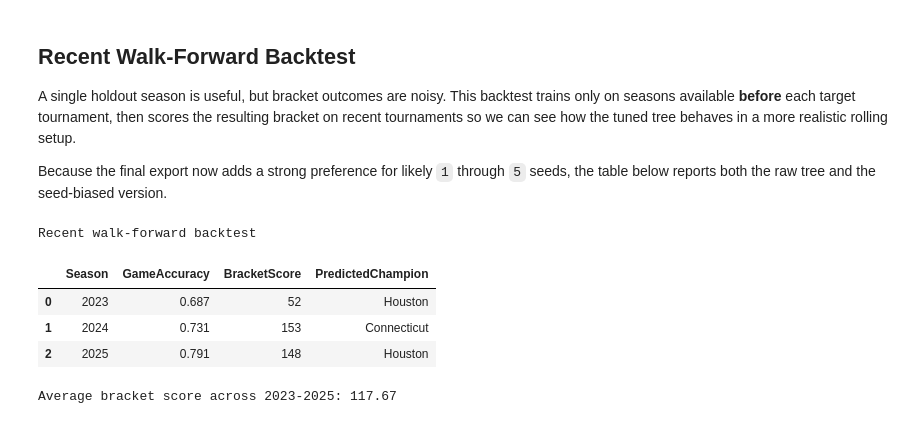
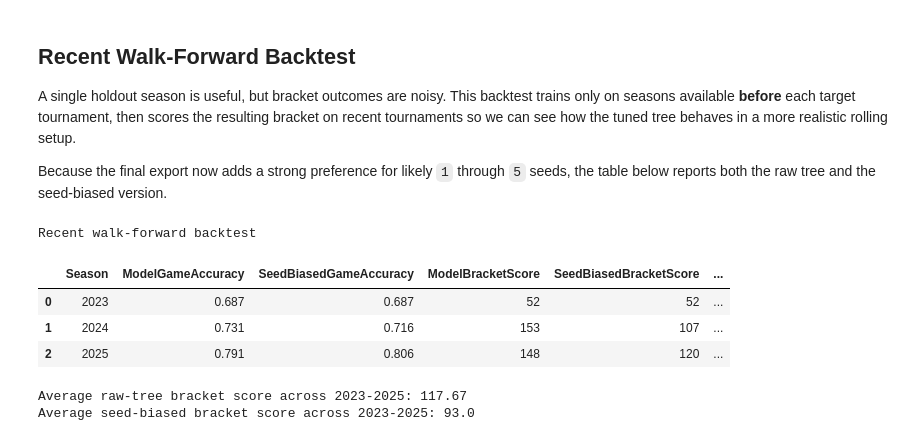
Before and after one commit to ItsJayYip/MMPredictions, a Jupyter notebook: MMML.ipynb, the cells around one changed output. Saved outputs shown, nothing was run; the diff lists cells and outputs as text; code cells hidden in the pictures.

```diff
--- a/MMML.ipynb
+++ b/MMML.ipynb
@@ -764,7 +807,7 @@ Because the final export now adds a strong preference for likely `1` through `5`
 # %%
 import contextlib
 import io
-from madness import Bracket
+from reid.madness import Bracket
 
 
 def predict_pairwise_winners(model, season, prediction_pair_template, team_features_df):
@@ -810,7 +853,7 @@ def score_bracket_for_season(season, predictions_df):
             1,
             bracket.get_slot(seed),
             bracket.get_winner(playins.iloc[0], playins.iloc[1], predictions_df),
-        )
+        )a
         bracket.set_correct(region, 1, bracket.get_slot(seed), "waiting")
 
     for region in bracket.regions:
@@ -873,35 +916,36 @@ for valid_season in [2023, 2024, 2025]:
     model_bracket_predictions = pd.DataFrame({
         "WTeamID": np.where(bracket_matchups["PredTeam1Won"] == 1, bracket_matchups["Team1ID"], bracket_matchups["Team2ID"]),
         "LTeamID": np.where(bracket_matchups["PredTeam1Won"] == 1, bracket_matchups["Team2ID"], bracket_matchups["Team1ID"]),
     })
     biased_bracket_predictions = pd.DataFrame({
         "WTeamID": np.where(biased_bracket_matchups["BiasedPredTeam1Won"] == 1, biased_bracket_matchups["Team1ID"], biased_bracket_matchups["Team2ID"]),
         "LTeamID": np.where(biased_bracket_matchups["BiasedPredTeam1Won"] == 1, biased_bracket_matchups["Team2ID"], biased_bracket_matchups["Team1ID"]),
     })
 
     model_bracket_score, model_champion = score_bracket_for_season(valid_season, model_bracket_predictions)
     biased_bracket_score, biased_champion = score_bracket_for_season(valid_season, biased_bracket_predictions)
 
     backtest_rows.append({
         "Season": valid_season,
         "ModelGameAccuracy": round(float(model_accuracy), 3),
         "SeedBiasedGameAccuracy": round(float(biased_accuracy), 3),
         "ModelBracketScore": model_bracket_score,
         "SeedBiasedBracketScore": biased_bracket_score,
         "ModelChampion": model_champion,
         "SeedBiasedChampion": biased_champion,
     })
 
 backtest_results = pd.DataFrame(backtest_rows)
 print("Recent walk-forward backtest")
 display(backtest_results)
 
 print("Average raw-tree bracket score across 2023-2025:", round(backtest_results["ModelBracketScore"].mean(), 2))
 print("Average seed-biased bracket score across 2023-2025:", round(backtest_results["SeedBiasedBracketScore"].mean(), 2))
 # %% [output]
 Recent walk-forward backtest
-|  | Season | GameAccuracy | BracketScore | PredictedChampion |
-| 0 | 2023 | 0.687 | 52 | Houston |
-| 1 | 2024 | 0.731 | 153 | Connecticut |
-| 2 | 2025 | 0.791 | 148 | Houston |
+|  | Season | ModelGameAccuracy | SeedBiasedGameAccuracy | ModelBracketScore | SeedBiasedBracketScore | ... |
+| 0 | 2023 | 0.687 | 0.687 | 52 | 52 | ... |
+| 1 | 2024 | 0.731 | 0.716 | 153 | 107 | ... |
+| 2 | 2025 | 0.791 | 0.806 | 148 | 120 | ... |
-Average bracket score across 2023-2025: 117.67
+Average raw-tree bracket score across 2023-2025: 117.67
+Average seed-biased bracket score across 2023-2025: 93.0
```
Also changed, not shown: parts of 7 cells of this notebook, 5 other files.
